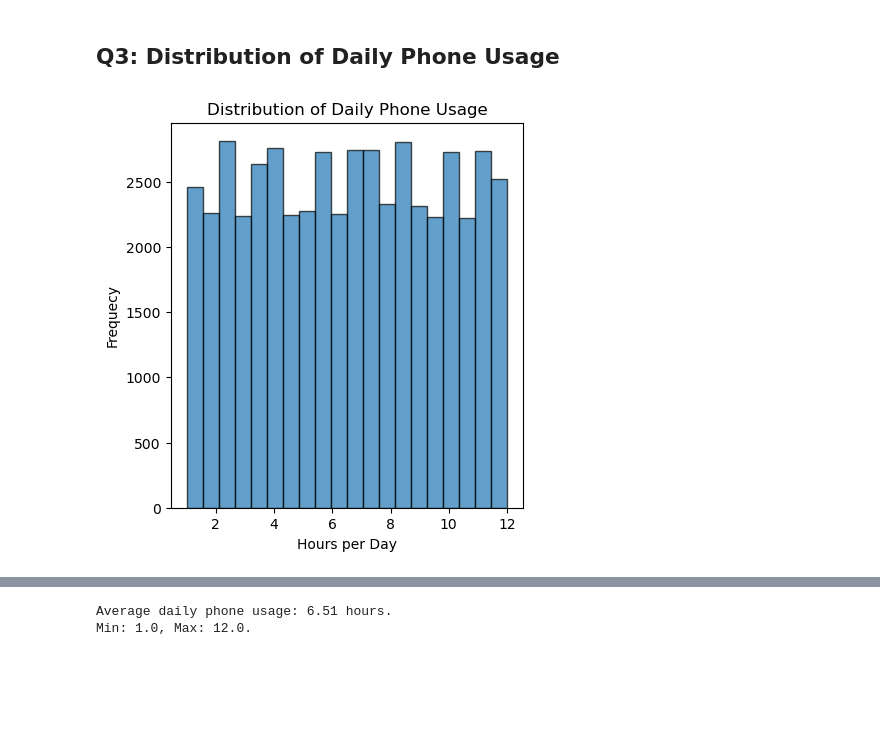
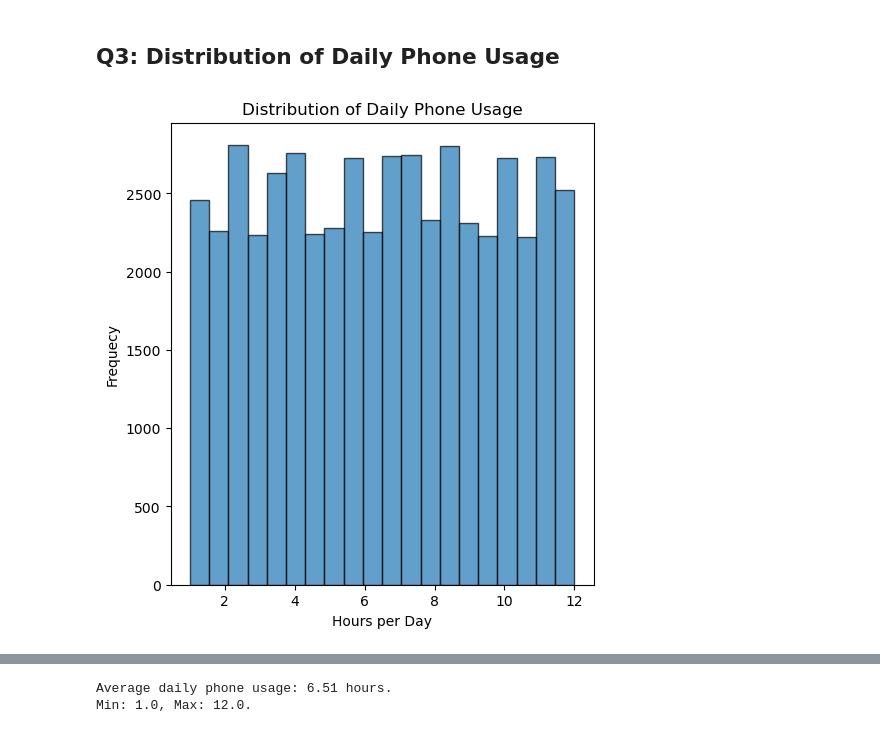
Before and after one commit to geff-ghost/screenTimeSleep, a Jupyter notebook: Smartphone_Usage_Statistics.ipynb, the cells around one changed output, grey strips where cells are left out. Saved outputs shown, nothing was run; the diff lists cells and outputs as text; code cells hidden in the pictures; blank space fills up the shorter version.

```diff
--- a/Smartphone_Usage_Statistics.ipynb
+++ b/Smartphone_Usage_Statistics.ipynb
@@ -9,6 +9,8 @@ import matplotlib.pyplot as plt
 import seaborn as sns
 
 %matplotlib inline
+# %%
+sns.set_style('darkgrid')
 # %% [markdown]
 Now we can load the data set and inspect it
 # %%
@@ -108,13 +75,13 @@ plt.ylabel("Count");
 # %% [markdown]
 ## Q3: Distribution of Daily Phone Usage
 # %%
-plt.figure(figsize=(10, 5))
+plt.figure(figsize=(12,6))
 
 # Histigram
 plt.subplot(1, 2, 1)
 plt.hist(smartphone_df['Daily_Phone_Hours'], bins=20, edgecolor='black', alpha=0.7) # alpha=0.7 controls the transparency/opacity of a plot element
 plt.xlabel('Hours per Day')
 plt.ylabel('Frequecy')
 plt.title('Distribution of Daily Phone Usage');
 # %% [output]
-[figure, old version]
+[figure, new version]
```
Also changed, not shown: parts of 88 cells of this notebook.
